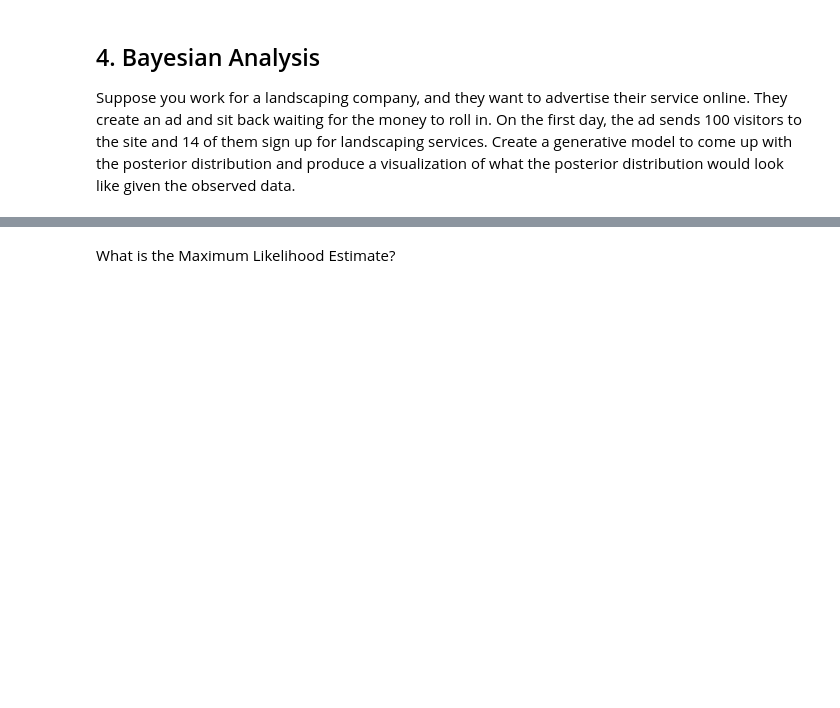
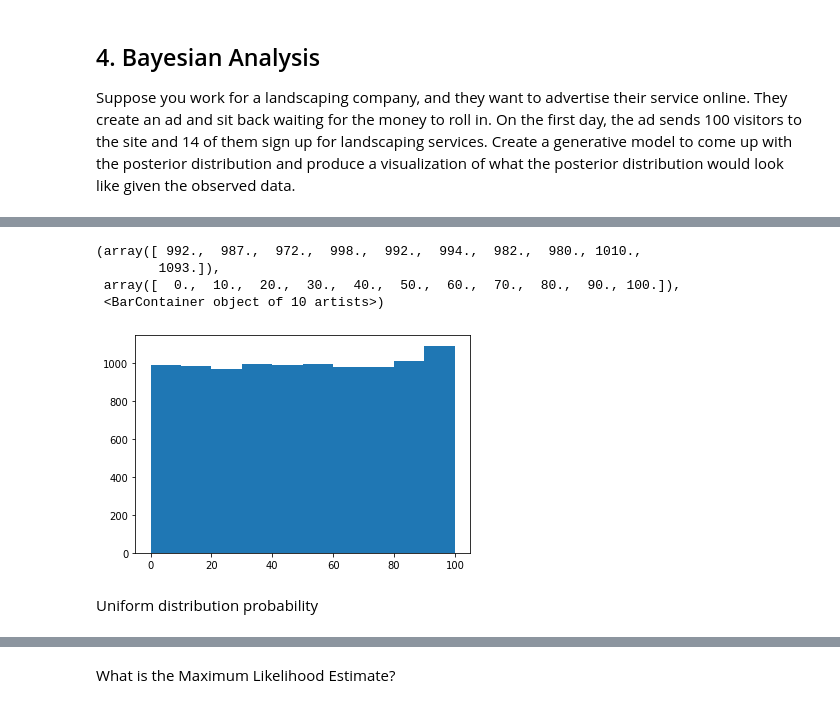
Before and after one commit to ironhack-datalabs/datamad1020, a Jupyter notebook: module-2/lab-bayesian-statistics/your-code/main.ipynb, the cells around one changed output, grey strips where cells are left out. Drawn from its saved outputs; the diff is of its cells as text; code cells hidden in the pictures; blank space fills up the shorter version.

```diff
--- a/module-2/lab-bayesian-statistics/your-code/main.ipynb
+++ b/module-2/lab-bayesian-statistics/your-code/main.ipynb
@@ -217,0 +233,3 @@ Produce a set of descriptive statistics for the posterior distribution.
+# %%
+def generative_model(n_visits, probability):
+    return np.random.binomial(n_visits, probability)
@@ -217,0 +240,15 @@ Produce a set of descriptive statistics for the posterior distribution.
+# %%
+simulation = []
+
+for prob in prior:
+    simulation.append(generative_model(100,prob))
+# %%
+plt.hist(simulation)
+# %% [output]
+(array([ 992.,  987.,  972.,  998.,  992.,  994.,  982.,  980., 1010.,
+        1093.]),
+ array([  0.,  10.,  20.,  30.,  40.,  50.,  60.,  70.,  80.,  90., 100.]),
+ <BarContainer object of 10 artists>)
+[figure, added]
+# %% [markdown]
+Uniform distribution probability
```
Also changed, not shown: parts of 19 cells of this notebook.
